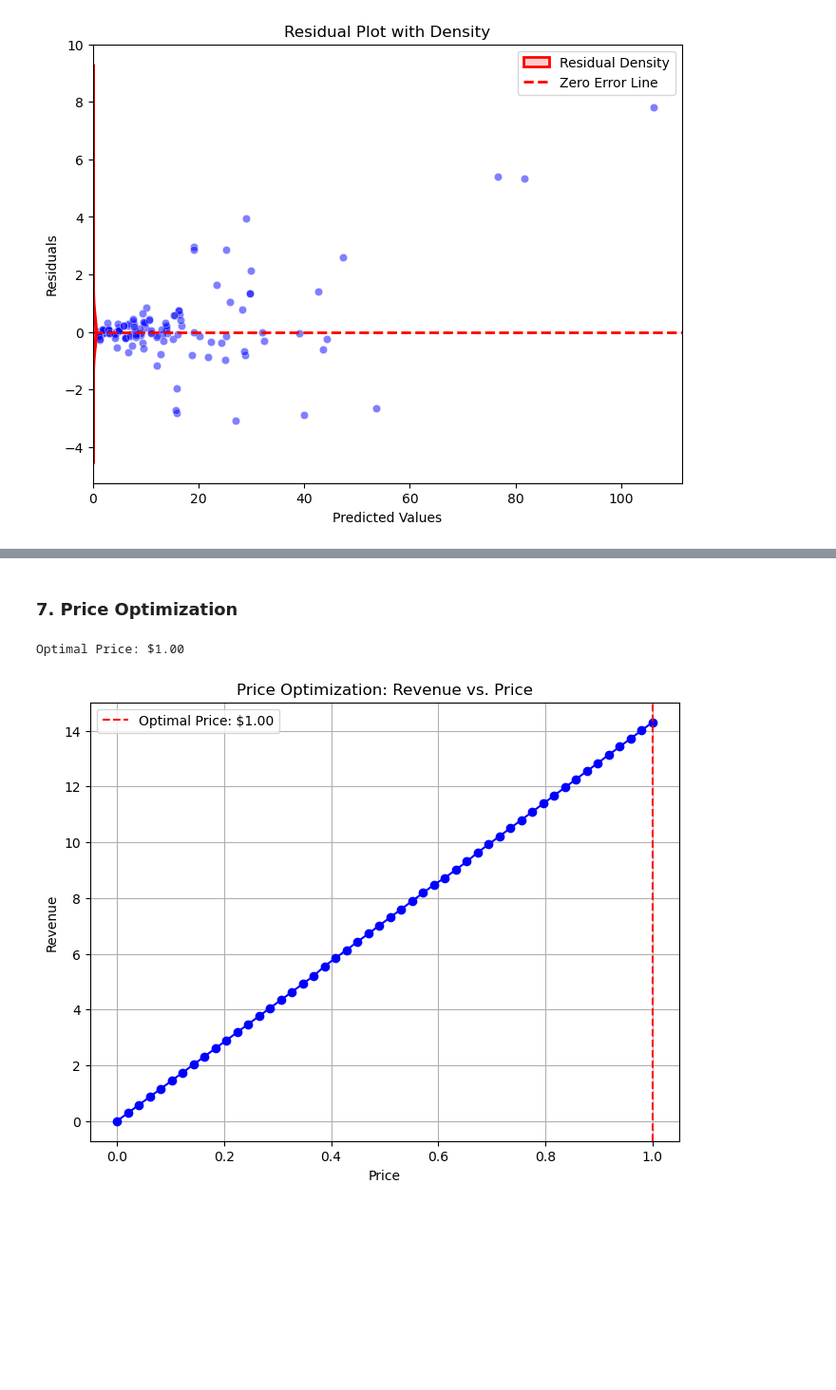
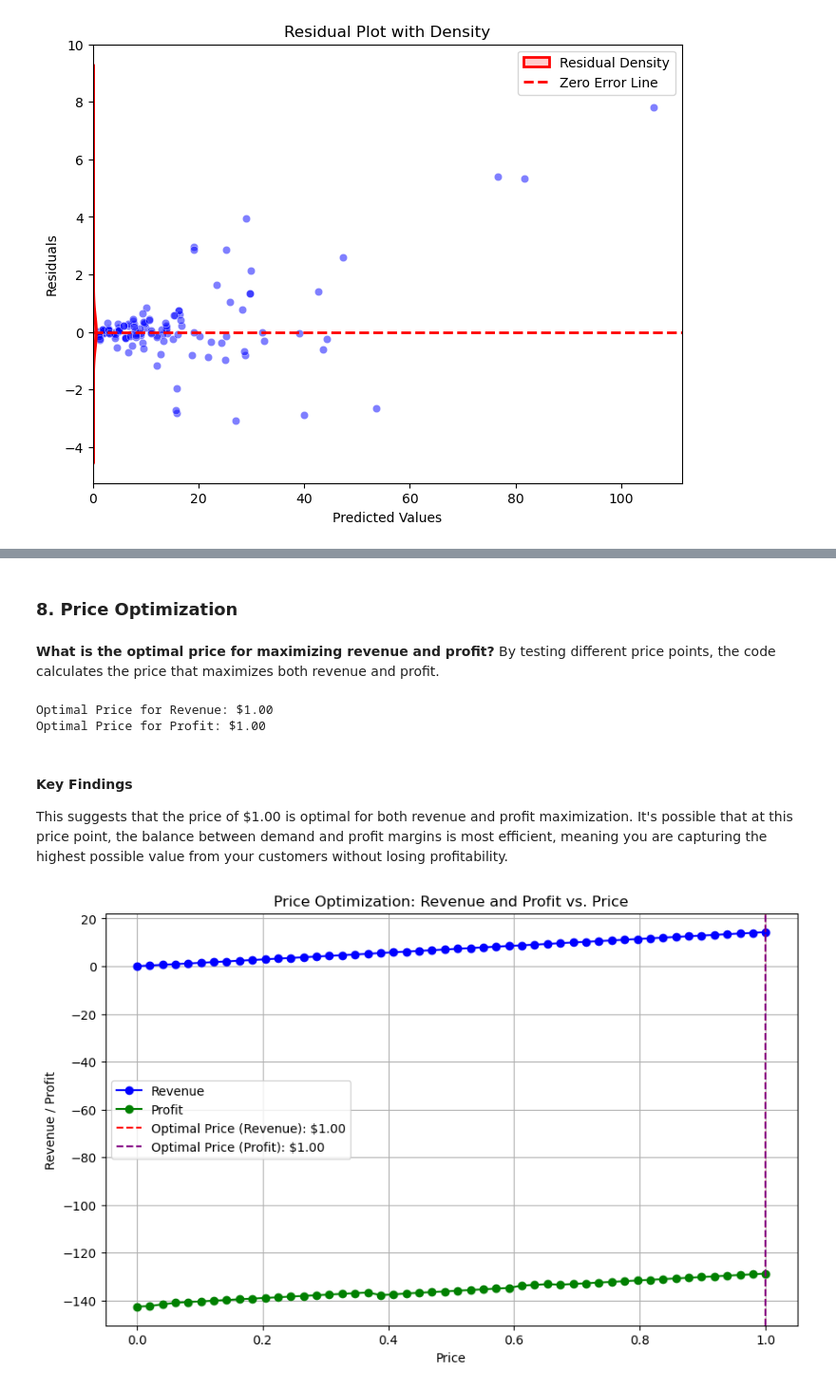
Before and after one commit to MiltonGreat/Retail-Price-Optimization, a Jupyter notebook: Retail Price Optimization.ipynb, the cells around one changed output, grey strips where cells are left out. Shown: that part at 95% size. Drawn from its saved outputs; the diff is of its cells as text; code cells hidden in the pictures; blank space fills up the shorter version.

```diff
--- a/Retail Price Optimization.ipynb
+++ b/Retail Price Optimization.ipynb
@@ -194,5 +274,7 @@ plt.show()
 # %% [markdown]
-### 7. Price Optimization
+### 8. Price Optimization
+# %% [markdown]
+**What is the optimal price for maximizing revenue and profit?** By testing different price points, the code calculates the price that maximizes both revenue and profit.
 # %%
 # Define price range for optimization
 price_range = np.linspace(X_train['unit_price'].min(), X_train['unit_price'].max(), 50)
@@ -212,23 +294,35 @@ simulated_demand = np.maximum(simulated_demand, 0)
 # Calculate revenue: Revenue = Price × Demand
 revenue = price_range * simulated_demand
 
-# Determine the optimal price that maximizes revenue
-optimal_price = price_range[np.argmax(revenue)]
+# Incorporate costs for profit calculation
+cost_per_unit = 10  # Example cost per unit
+profit = (price_range - cost_per_unit) * simulated_demand
 
-print(f"Optimal Price: ${optimal_price:.2f}")
+# Determine the optimal price that maximizes revenue and profit
+optimal_price_revenue = price_range[np.argmax(revenue)]
+optimal_price_profit = price_range[np.argmax(profit)]
+
+print(f"Optimal Price for Revenue: ${optimal_price_revenue:.2f}")
+print(f"Optimal Price for Profit: ${optimal_price_profit:.2f}")
 # %% [output]
-Optimal Price: $1.00
+Optimal Price for Revenue: $1.00
+Optimal Price for Profit: $1.00
+# %% [markdown]
+#### Key Findings
+
+This suggests that the price of $1.00 is optimal for both revenue and profit maximization. It's possible that at this price point, the balance between demand and profit margins is most efficient, meaning you are capturing the highest possible value from your customers without losing profitability.
 # %%
-# Plot revenue vs. price
-
-plt.figure(figsize=(8, 6))
-plt.plot(price_range, revenue, marker='o', linestyle='-', color='blue')
-plt.axvline(optimal_price, color='red', linestyle='--', label=f"Optimal Price: ${optimal_price:.2f}")
+# Plot revenue and profit vs. price
+plt.figure(figsize=(10, 6))
+plt.plot(price_range, revenue, marker='o', linestyle='-', color='blue', label="Revenue")
+plt.plot(price_range, profit, marker='o', linestyle='-', color='green', label="Profit")
+plt.axvline(optimal_price_revenue, color='red', linestyle='--', label=f"Optimal Price (Revenue): ${optimal_price_revenue:.2f}")
+plt.axvline(optimal_price_profit, color='purple', linestyle='--', label=f"Optimal Price (Profit): ${optimal_price_profit:.2f}")
 plt.xlabel("Price")
-plt.ylabel("Revenue")
-plt.title("Price Optimization: Revenue vs. Price")
+plt.ylabel("Revenue / Profit")
+plt.title("Price Optimization: Revenue and Profit vs. Price")
 plt.legend()
 plt.grid()
 plt.show()
 # %% [output]
-[figure, old version]
+[figure, new version]
```
Also changed, not shown: parts of 13 cells of this notebook.
